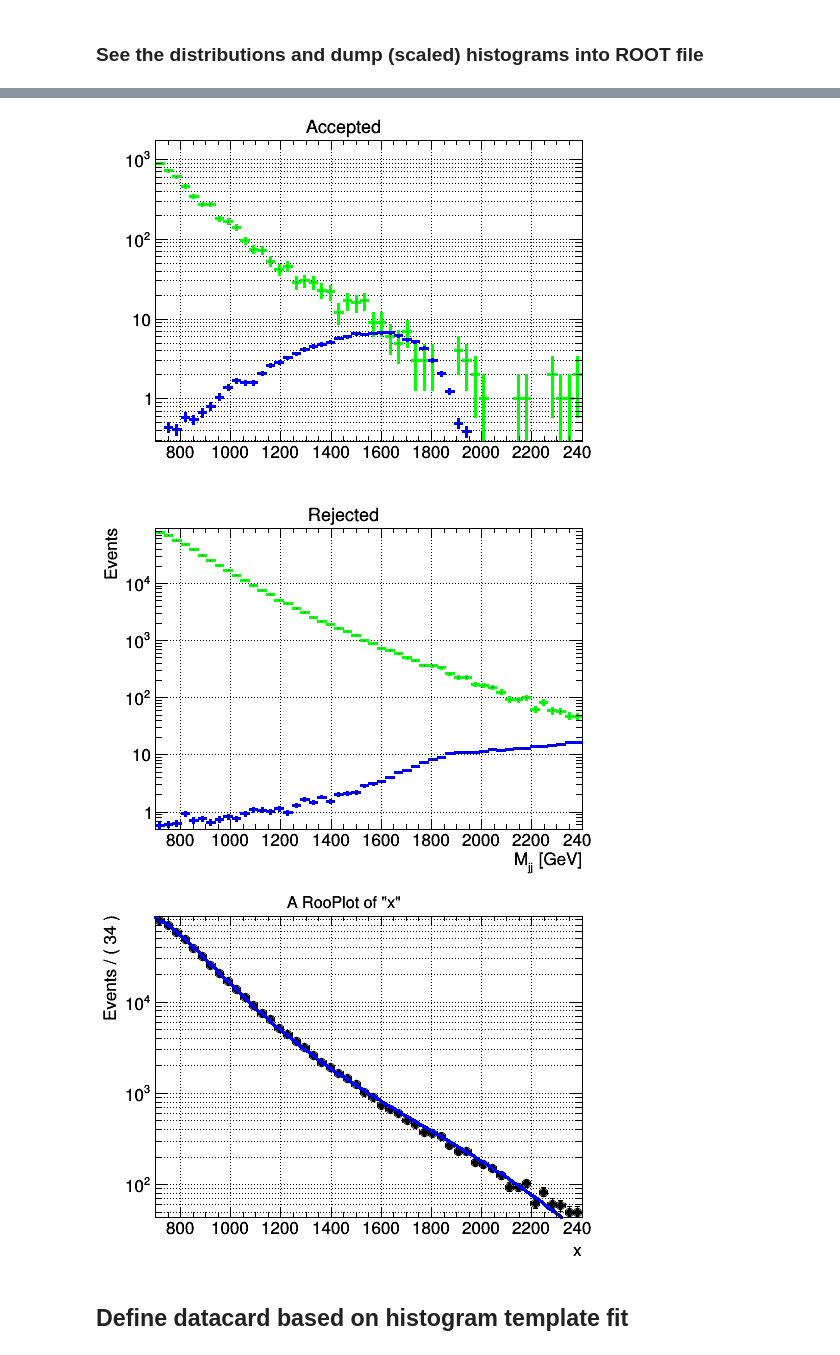
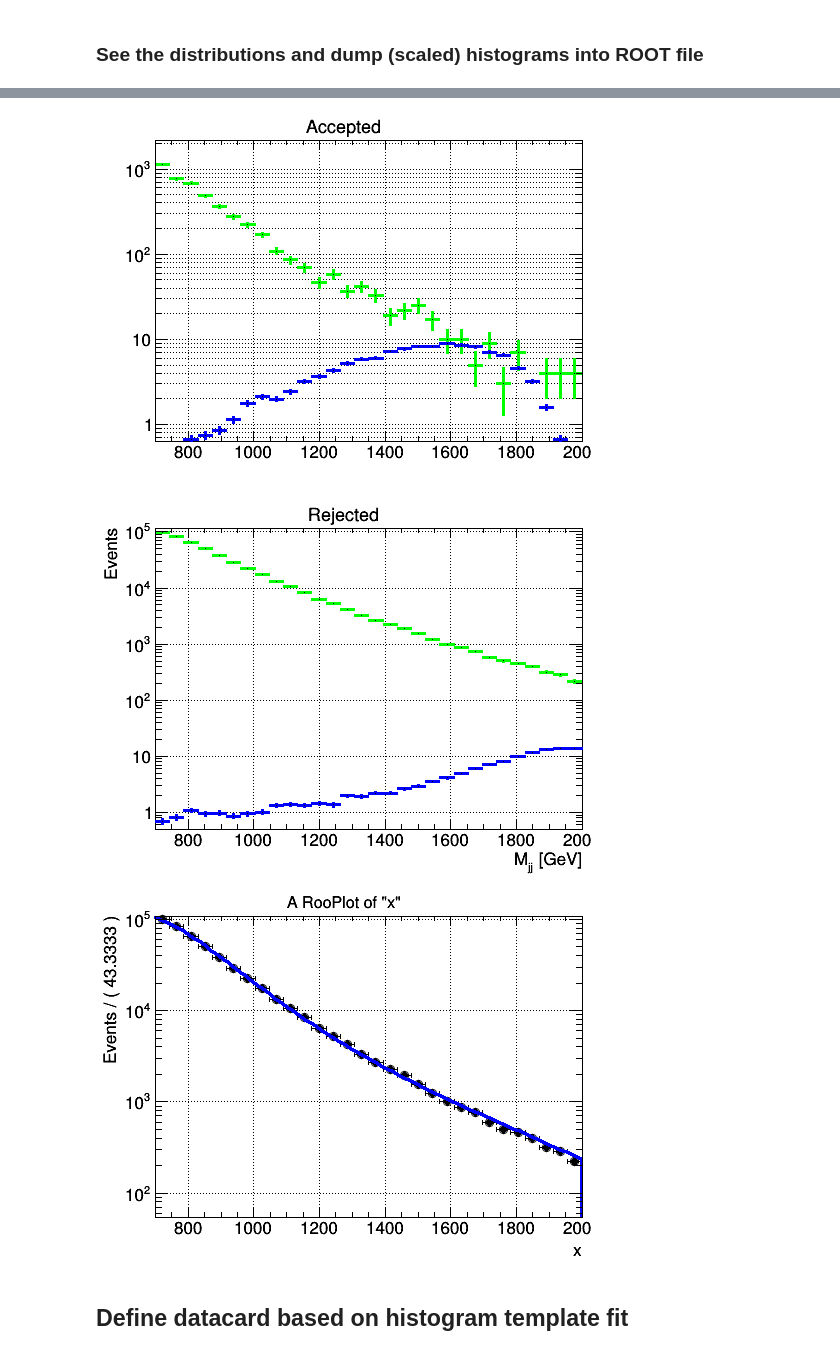
Before and after one commit to thaarres/JetAnomaly_CHEP19, a Jupyter notebook: jupyter/AnomalyDetection_combine.ipynb, the cells around one changed output, grey strips where cells are left out. Cells and saved outputs as stored; diff of their text form; code cells hidden in the pictures.

```diff
--- a/jupyter/AnomalyDetection_combine.ipynb
+++ b/jupyter/AnomalyDetection_combine.ipynb
@@ -263,7 +263,9 @@ print(table)
 ### See the distributions and dump (scaled) histograms into ROOT file
 # %%
 #binning=[50, Mjj_selection, np.quantile(data['qcd']['mJJ'], 0.999)]
-binning=[50, Mjj_selection, 2400.0]
+binning=[30, Mjj_selection, 2000.0]
+# use variable binning?
+#[700, 750, 800, 850, 900, 950, 1000, 1050, 1110, 1170, 1240, 1310, 1390, 1470, 1560, 1650, 1750, 1850, 1960, 2070]
 print(binning)
 
 # scale factor to scale signal
@@ -284,8 +286,10 @@ w.factory('p4[0.025]')
 w.factory('sqrts[13000]')
 w.factory('qcd_tot_norm[1.]')
 w.factory('qcd_bin_tot_norm[1.]')
+# CMS 5-parameter
 w.factory("EXPR::qcd_tot('max(0.,pow(1-x/sqrts,p1)/pow(x/sqrts,p2+p3*log(x/sqrts)+p4*log(x/sqrts)*log(x/sqrts)))',x,p1,p2,p3,p4,sqrts)")
-
+# ATLAS 5-parameter
+#w.factory("EXPR::qcd_tot('max(0.,exp(-p2*(x/sqrts)-p3*pow(x/sqrts,2)-p4*pow(x/sqrts,3))/pow(x/sqrts,p1))',x,p1,p2,p3,p4,sqrts)")
 
 w.var('sqrts').setConstant(True)
 w.var('p1').setConstant(False)
@@ -352,19 +356,17 @@ h_t.SetDirectory(0)
 h_a.SetDirectory(0)
 h_r.SetDirectory(0)
 
-w.Print('v')
-
 acc_bin_functions = rt.RooArgList()
 rej_bin_functions = rt.RooArgList()
 w.factory('eff[%f,0,1]'%(h_a.Integral()/h_r.Integral()))
 w.var('eff').setConstant(False)
 for iBinX in range(1,binning[0]+1):
     w.factory('crBin%i_In[%.1f]'%(iBinX,h_r.GetBinContent(iBinX)))
-    w.factory('crBin%i[0,-10,10]'%(iBinX))
+    w.factory('crBin%i[0,-100,100]'%(iBinX))
     w.var('crBin%i_In'%iBinX).setConstant(True)
     w.var('crBin%i'%iBinX).setConstant(False)
-    w.factory("expr::crBin%iFunc('@0*pow(1.0+%f,@1)',crBin%i_In,crBin%i)"%(iBinX,h_r.GetBinError(iBinX)/h_r.GetBinContent(iBinX),iBinX,iBinX))
-    w.factory("expr::bin%iFunc('@0*@1',eff,crBin%i)"%(iBinX,iBinX))
+    w.factory("expr::crBin%iFunc('max(0,@0*pow(1.0+%f,@1))',crBin%i_In,crBin%i)"%(iBinX,1/rt.TMath.Sqrt(h_r.GetBinContent(iBinX)),iBinX,iBinX))
+    w.factory("expr::bin%iFunc('max(0,@0*@1)',eff,crBin%iFunc)"%(iBinX,iBinX))
     rej_bin_functions.add(w.function('crBin%iFunc'%iBinX))
     acc_bin_functions.add(w.function('bin%iFunc'%iBinX))
 
@@ -502,6 +504,6 @@ Info in <Minuit2>: Minuit2Minimizer::Minimize : Minimization did NOT converge, E
-[figure, old version]
+[figure, new version]
-[figure, old version]
+[figure, new version]
-[figure, old version]
+[figure, new version]
 # %% [markdown]
 ## Define datacard based on histogram template fit
 # %%
```
Also changed, not shown: parts of 15 cells of this notebook.
